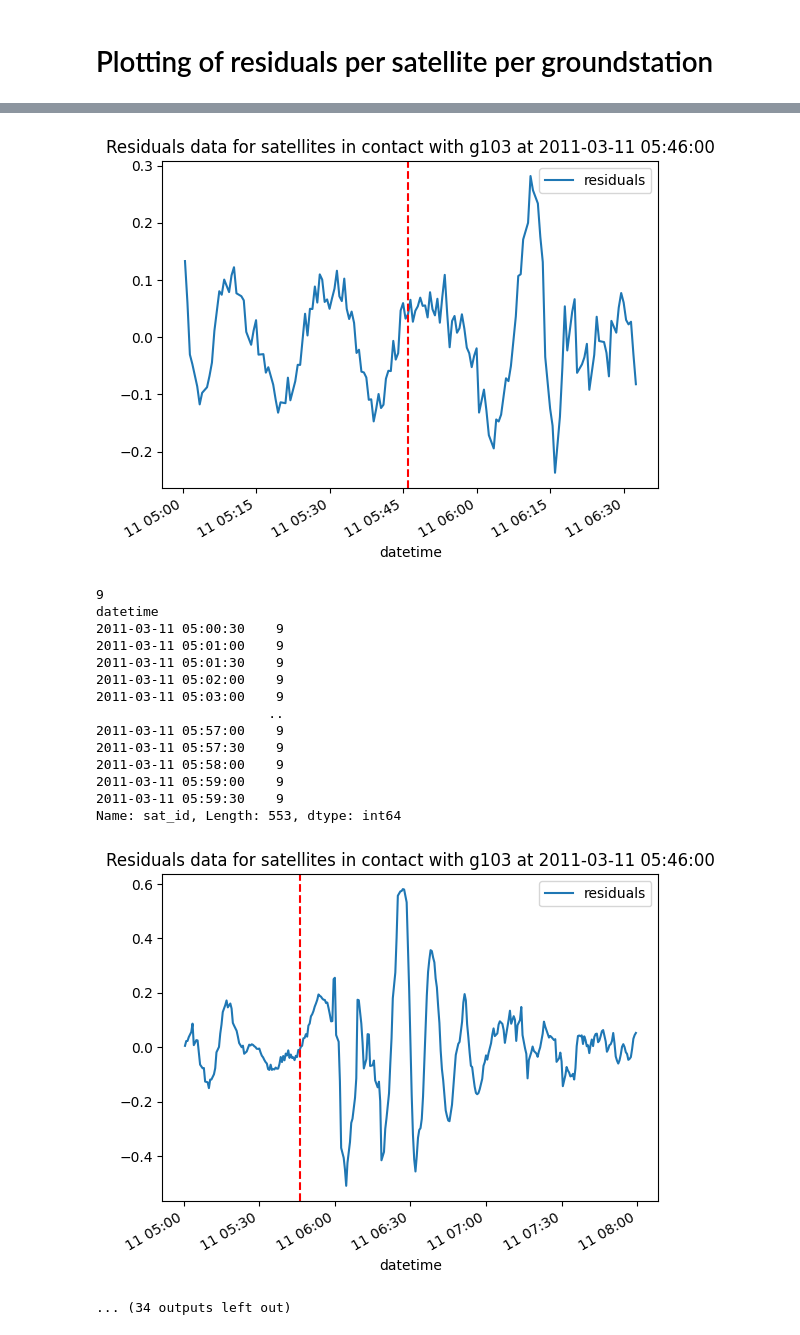
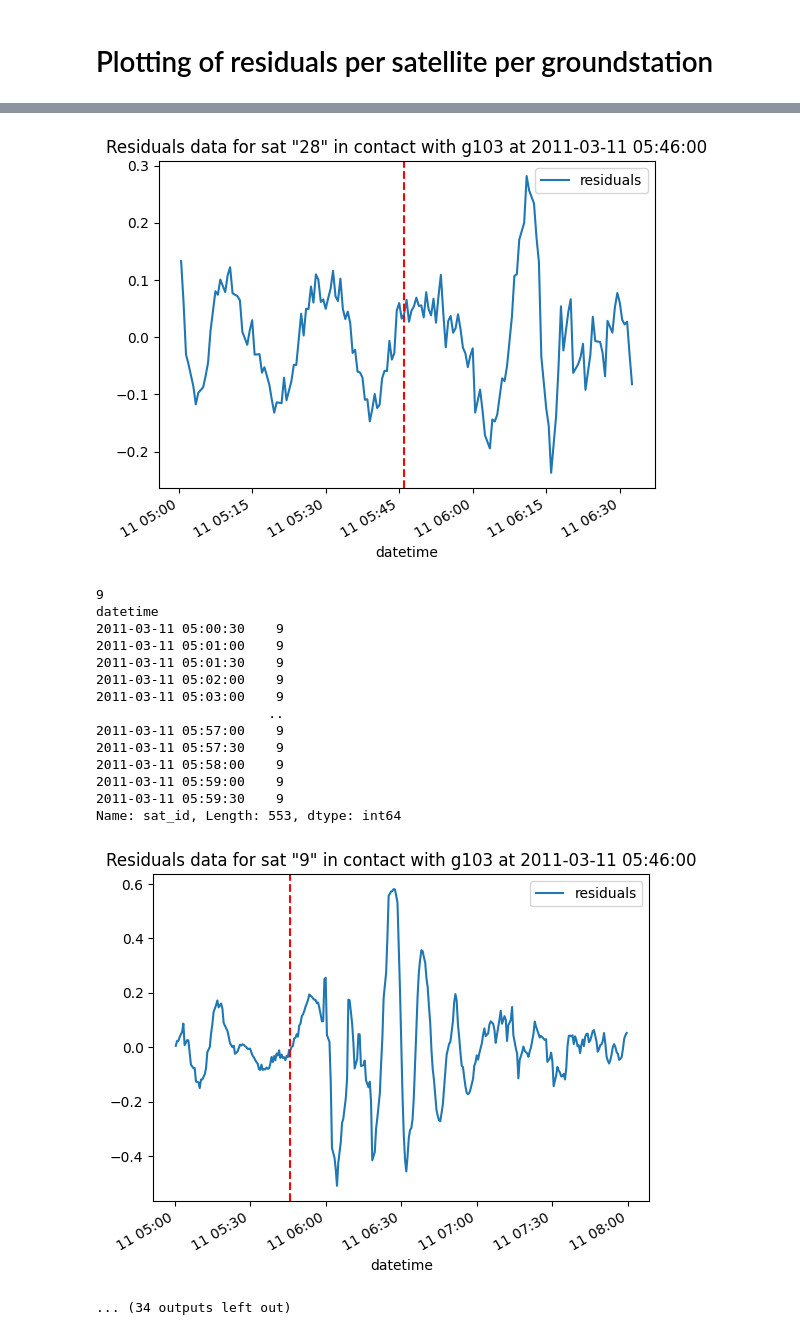
Before and after one commit to mfkiwl/tsunami-vtec-waves, a Jupyter notebook: propagation_speed.ipynb, the cells around one changed output, grey strips where cells are left out. Drawn from its saved outputs; the diff is of its cells as text; code cells hidden in the pictures.

```diff
--- a/propagation_speed.ipynb
+++ b/propagation_speed.ipynb
@@ -313,7 +316,7 @@ Arten von Exzess:
 def plot_tec(df, sat_id, station_id, event_time):
     #filter for satellites in df
     df_filtered = df[(df['gps_site'] == station_id) & (df['sat_id'] == sat_id)]
-    df_filtered.plot(y = 'residuals', title = f'Residuals data for satellites in contact with {station_id} at {event_time}')
+    df_filtered.plot(y = 'residuals', title = f'Residuals data for sat "{sat_id}" in contact with {station_id} at {event_time}')
     # indicate event
     plt.axvline(x=event_time, color='r', linestyle='--',label="Event Marker")
     plt.show()
@@ -386,31 +389,31 @@ Name: sat_id, Length: 553, dtype: int64
 28
 datetime
 2011-03-11 05:00:30    28
 2011-03-11 05:01:00    28
 2011-03-11 05:01:30    28
 2011-03-11 05:02:00    28
 2011-03-11 05:03:00    28
                        ..
 2011-03-11 05:57:00    28
 2011-03-11 05:57:30    28
 2011-03-11 05:58:00    28
 2011-03-11 05:59:00    28
 2011-03-11 05:59:30    28
 Name: sat_id, Length: 393, dtype: int64
-[figure, old version]
+[figure, new version]
 9
 datetime
 2011-03-11 05:00:30    9
 2011-03-11 05:01:00    9
 2011-03-11 05:01:30    9
 2011-03-11 05:02:00    9
 2011-03-11 05:03:00    9
                       ..
 2011-03-11 05:57:00    9
 2011-03-11 05:57:30    9
 2011-03-11 05:58:00    9
 2011-03-11 05:59:00    9
 2011-03-11 05:59:30    9
 Name: sat_id, Length: 553, dtype: int64
-[figure, old version]
+[figure, new version]
 ... (34 outputs left out)
```
Also changed, not shown: parts of 8 cells of this notebook, 6 other files.
